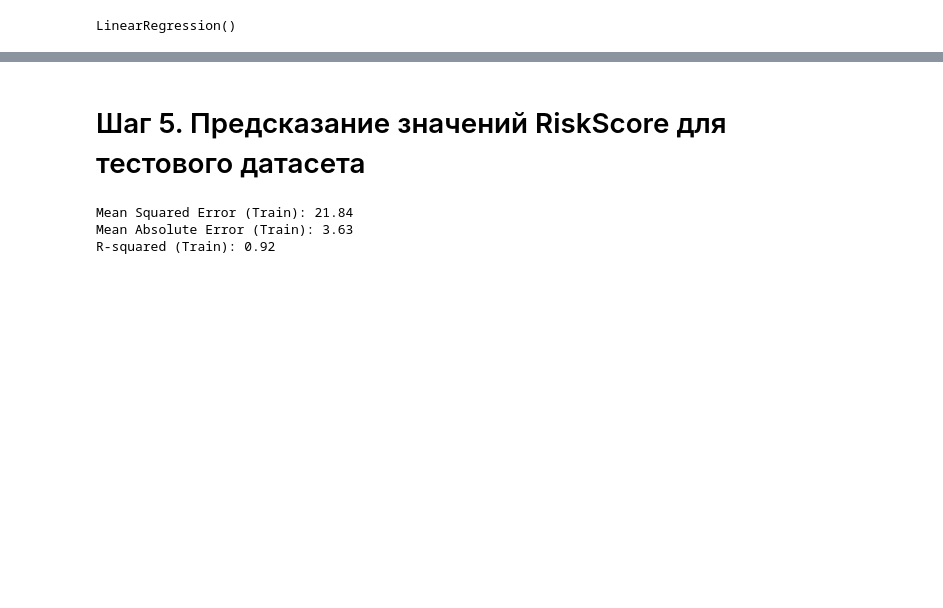
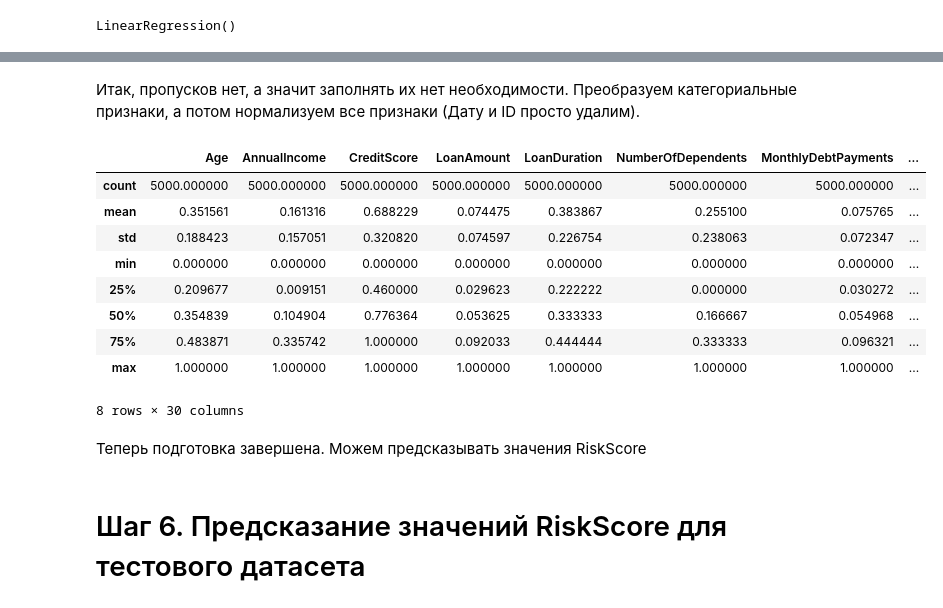
Before and after one commit to TPShipilova/ML_5sem, a Jupyter notebook: 2/2lab_1contest.ipynb, the cells around one changed output, grey strips where cells are left out. Saved outputs shown, nothing was run; the diff lists cells and outputs as text; code cells hidden in the pictures; blank space fills up the shorter version.

```diff
--- a/2/2lab_1contest.ipynb
+++ b/2/2lab_1contest.ipynb
@@ -234,2 +402,34 @@ test_data = df_test
+# %% [markdown]
+Итак, пропусков нет, а значит заполнять их нет необходимости. Преобразуем категориальные признаки, а потом нормализуем все признаки (Дату и ID просто удалим).
+# %%
+df_test = df_test.drop('ApplicationDate', axis=1)
+df_test = df_test.drop('ID', axis=1)
+
+df_test = pd.get_dummies(df_test, columns=['MaritalStatus'], drop_first=True)
+df_test = pd.get_dummies(df_test, columns=['HomeOwnershipStatus'], drop_first=True)
+df_test = pd.get_dummies(df_test, columns=['LoanPurpose'], drop_first=True)
+df_test = pd.get_dummies(df_test, columns=['EmploymentStatus'], drop_first=True)
+
+encoder = LabelEncoder()
+df_test['EducationLevel_encoded'] = encoder.fit_transform(df_test['EducationLevel'])
+df_test = df_test.drop('EducationLevel', axis=1)
+
+scaler = MinMaxScaler()
+df_test[num_cols] = scaler.fit_transform(df_test[num_cols])
+
+df_test.describe()
+# %% [output]
+|  | Age | AnnualIncome | CreditScore | LoanAmount | LoanDuration | NumberOfDependents | MonthlyDebtPayments | ... |
+| count | 5000.000000 | 5000.000000 | 5000.000000 | 5000.000000 | 5000.000000 | 5000.000000 | 5000.000000 | ... |
+| mean | 0.351561 | 0.161316 | 0.688229 | 0.074475 | 0.383867 | 0.255100 | 0.075765 | ... |
+| std | 0.188423 | 0.157051 | 0.320820 | 0.074597 | 0.226754 | 0.238063 | 0.072347 | ... |
+| min | 0.000000 | 0.000000 | 0.000000 | 0.000000 | 0.000000 | 0.000000 | 0.000000 | ... |
+| 25% | 0.209677 | 0.009151 | 0.460000 | 0.029623 | 0.222222 | 0.000000 | 0.030272 | ... |
+| 50% | 0.354839 | 0.104904 | 0.776364 | 0.053625 | 0.333333 | 0.166667 | 0.054968 | ... |
+| 75% | 0.483871 | 0.335742 | 1.000000 | 0.092033 | 0.444444 | 0.333333 | 0.096321 | ... |
+| max | 1.000000 | 1.000000 | 1.000000 | 1.000000 | 1.000000 | 1.000000 | 1.000000 | ... |
+8 rows × 30 columns
+# %% [markdown]
+Теперь подготовка завершена. Можем предсказывать значения RiskScore
 # %% [markdown]
-# Шаг 5. Предсказание значений RiskScore для тестового датасета
+# Шаг 6. Предсказание значений RiskScore для тестового датасета
@@ -238,15 +435,0 @@ y_pred = model.predict(test_data)
-# %%
-y_train_pred = model.predict(X_train)
-
-# Оценка качества модели на тренировочных данных
-mse_train = mean_squared_error(y_train, y_train_pred)
-mae_train = mean_absolute_error(y_train, y_train_pred)
-r2_train = r2_score(y_train, y_train_pred)
-
-print(f'Mean Squared Error (Train): {mse_train:.2f}')
-print(f'Mean Absolute Error (Train): {mae_train:.2f}')
-print(f'R-squared (Train): {r2_train:.2f}')
-# %% [output]
-Mean Squared Error (Train): 21.84
-Mean Absolute Error (Train): 3.63
-R-squared (Train): 0.92
```
Also changed, not shown: parts of 47 cells of this notebook.
